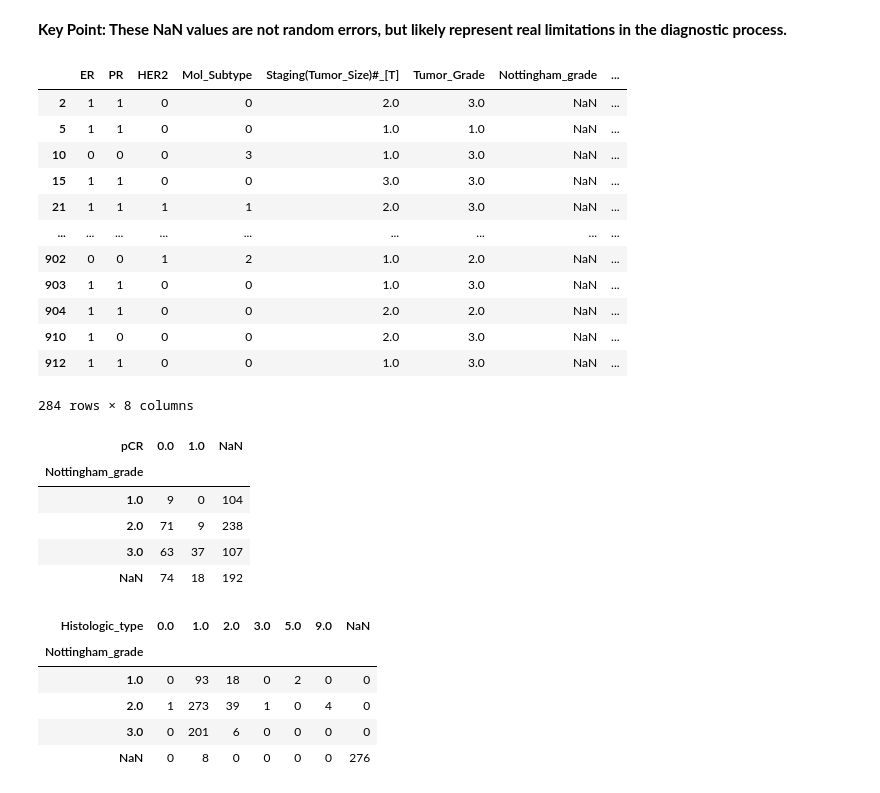
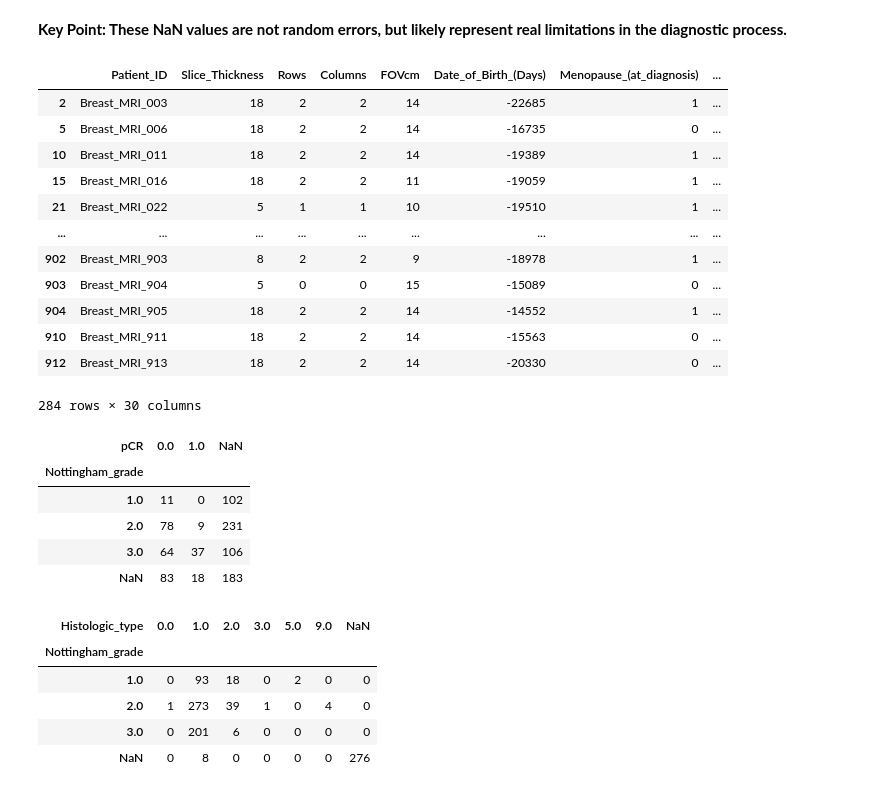
Before and after one commit to bubbysolway/BreastDCEDL, a Jupyter notebook: DUKE/duke_tcia_metadata.ipynb, the cells around one changed output. Cells and saved outputs as stored; diff of their text form; code cells hidden in the pictures.

Commit message:
Updated notebooks, scripts, and metadata for BreastDCEDL v2 release

```diff
--- a/DUKE/duke_tcia_metadata.ipynb
+++ b/DUKE/duke_tcia_metadata.ipynb
@@ -169,5 +223,3 @@ pd.crosstab(df.Neoadjuvant_Chemotherapy, df.Neoadjuvant_Endocrine_Therapy_Medica
 | NaN | 0 | 0 | 29 |
 # %% [markdown]
 Paitents who did not revice Neoadjuvant_Chemotherapy == 0, should have pCR = None
-# %%
-df['pCR']=np.where(df.Neoadjuvant_Chemotherapy==0, np.nan, df['pCR'])
@@ -562,11 +534,6 @@ df[df.menopause.isna()].age
 905    45
 Name: age, dtype: int64
 # %%
-# Assuming your columns are 'Menopause_(at_diagnosis)' and 'age'
-# Fill missing menopause values based on age threshold of 50
-df['menopause'] = df['menopause'].fillna(
-    (df['age'] >= 50).astype(int)
-)
 
 # Verify the changes
 print(f"menopause: {df['menopause'].value_counts()}")
@@ -619,6 +569,6 @@ Race_and_Ethnicity
 7      1
 Name: count, dtype: int64
 # %%
-df['r_white']=np.where(df.Race_and_Ethnicity==1,1,0)
-df['r_black']=np.where(df.Race_and_Ethnicity==2,1,0)
+df['race_white']=np.where(df.Race_and_Ethnicity==1,1,0)
+df['race_black']=np.where(df.Race_and_Ethnicity==2,1,0)
 # %%
@@ -750,30 +696,30 @@ cc=[ 'ER', 'PR', 'HER2', 'Mol_Subtype',
 # %% [markdown]
 **Key Point: These NaN values are not random errors, but likely represent real limitations in the diagnostic process.**
 # %%
-df[df['Nottingham_grade'].isna()][cc]
+df[df['Nottingham_grade'].isna()]
 # %% [output]
-|  | ER | PR | HER2 | Mol_Subtype | Staging(Tumor_Size)#_[T] | Tumor_Grade | Nottingham_grade | ... |
-| 2 | 1 | 1 | 0 | 0 | 2.0 | 3.0 | NaN | ... |
-| 5 | 1 | 1 | 0 | 0 | 1.0 | 1.0 | NaN | ... |
-| 10 | 0 | 0 | 0 | 3 | 1.0 | 3.0 | NaN | ... |
-| 15 | 1 | 1 | 0 | 0 | 3.0 | 3.0 | NaN | ... |
-| 21 | 1 | 1 | 1 | 1 | 2.0 | 3.0 | NaN | ... |
+|  | Patient_ID | Slice_Thickness | Rows | Columns | FOVcm | Date_of_Birth_(Days) | Menopause_(at_diagnosis) | ... |
+| 2 | Breast_MRI_003 | 18 | 2 | 2 | 14 | -22685 | 1 | ... |
+| 5 | Breast_MRI_006 | 18 | 2 | 2 | 14 | -16735 | 0 | ... |
+| 10 | Breast_MRI_011 | 18 | 2 | 2 | 14 | -19389 | 1 | ... |
+| 15 | Breast_MRI_016 | 18 | 2 | 2 | 11 | -19059 | 1 | ... |
+| 21 | Breast_MRI_022 | 5 | 1 | 1 | 10 | -19510 | 1 | ... |
 | ... | ... | ... | ... | ... | ... | ... | ... | ... |
-| 902 | 0 | 0 | 1 | 2 | 1.0 | 2.0 | NaN | ... |
-| 903 | 1 | 1 | 0 | 0 | 1.0 | 3.0 | NaN | ... |
-| 904 | 1 | 1 | 0 | 0 | 2.0 | 2.0 | NaN | ... |
-| 910 | 1 | 0 | 0 | 0 | 2.0 | 3.0 | NaN | ... |
-| 912 | 1 | 1 | 0 | 0 | 1.0 | 3.0 | NaN | ... |
+| 902 | Breast_MRI_903 | 8 | 2 | 2 | 9 | -18978 | 1 | ... |
+| 903 | Breast_MRI_904 | 5 | 0 | 0 | 15 | -15089 | 0 | ... |
+| 904 | Breast_MRI_905 | 18 | 2 | 2 | 14 | -14552 | 1 | ... |
+| 910 | Breast_MRI_911 | 18 | 2 | 2 | 14 | -15563 | 0 | ... |
+| 912 | Breast_MRI_913 | 18 | 2 | 2 | 14 | -20330 | 0 | ... |
-284 rows × 8 columns
+284 rows × 30 columns
 # %%
 pd.crosstab(df['Nottingham_grade'], df.pCR, dropna=False)
 # %% [output]
 | pCR | 0.0 | 1.0 | NaN |
 | Nottingham_grade |  |  |  |
-| 1.0 | 9 | 0 | 104 |
-| 2.0 | 71 | 9 | 238 |
-| 3.0 | 63 | 37 | 107 |
-| NaN | 74 | 18 | 192 |
+| 1.0 | 11 | 0 | 102 |
+| 2.0 | 78 | 9 | 231 |
+| 3.0 | 64 | 37 | 106 |
+| NaN | 83 | 18 | 183 |
 # %%
 pd.crosstab(df['Nottingham_grade'], df.Histologic_type, dropna=False)
 # %% [output]
```
Also changed, not shown: parts of 79 cells of this notebook, 35 other files.
